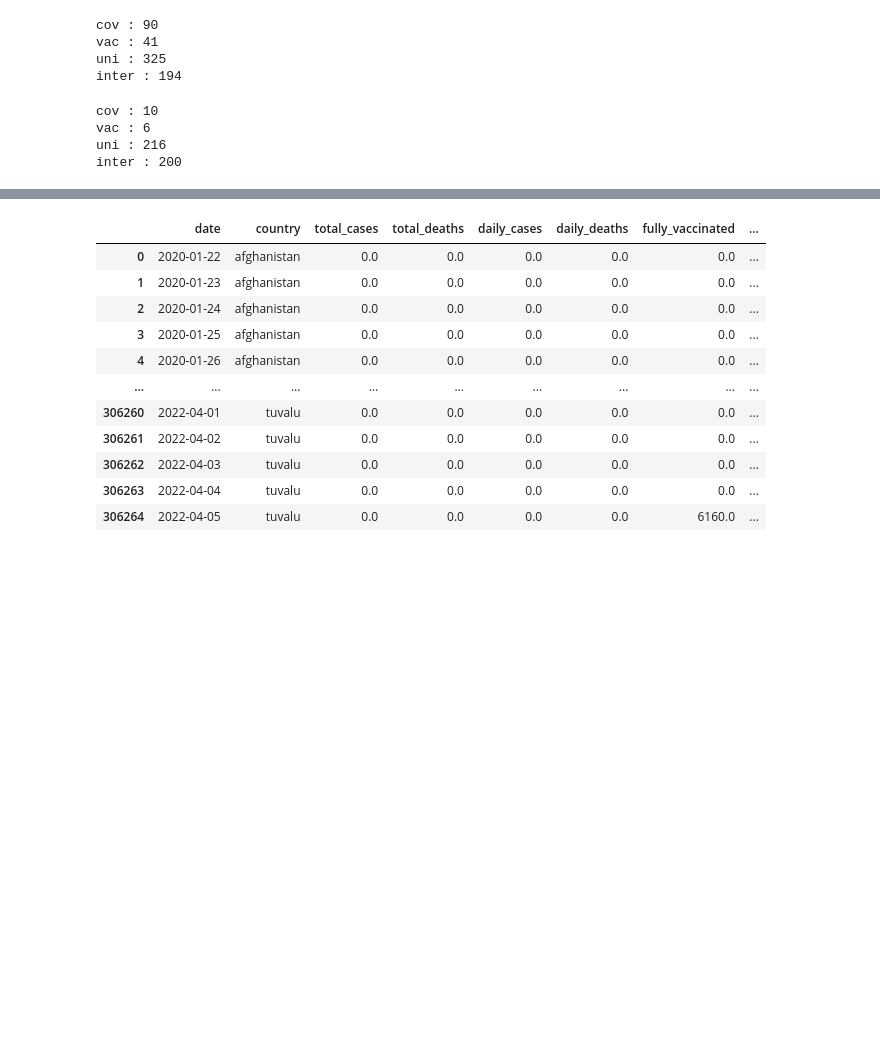
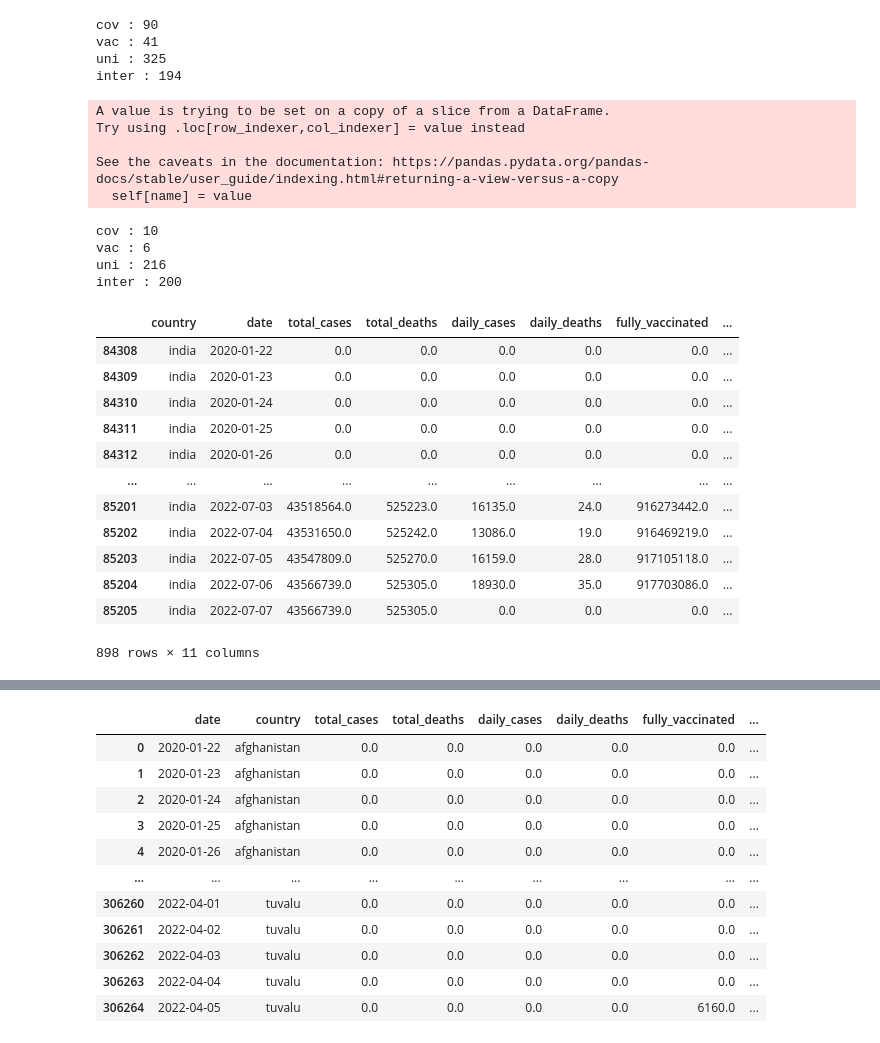
Before and after one commit to Akashkunwar/dscodes, a Jupyter notebook: cases_vaccination.ipynb, the cells around one changed output, grey strips where cells are left out. Cells and saved outputs as stored; diff of their text form; code cells hidden in the pictures; blank space fills up the shorter version.

```diff
--- a/cases_vaccination.ipynb
+++ b/cases_vaccination.ipynb
@@ -261,6 +261,14 @@ covid_df.country = covid_df.country.replace(['channel islands',
                                              'bermuda','british virgin islands',
                                              'cabo verde','cayman islands','turks and caicos islands'],
                                             'british overseas')
+
+covid_df = covid_df.groupby(['country','date'], as_index=False).sum()
+# %% [output]
+A value is trying to be set on a copy of a slice from a DataFrame.
+Try using .loc[row_indexer,col_indexer] = value instead
+
+See the caveats in the documentation: https://pandas.pydata.org/pandas-docs/stable/user_guide/indexing.html#returning-a-view-versus-a-copy
+  self[name] = value
 # %%
 vaccine_df = vaccine_df[vaccine_df.country != 'africa']
 vaccine_df = vaccine_df[vaccine_df.country != 'asia']
@@ -302,22 +310,37 @@ vaccine_df.country = vaccine_df.country.replace(['french polynesia',
                                                  'reunion', 'st martin',
                                                  'new caledonia'],
                                                 'france overseas')
+# %%
+cov = list(set(covid_df.country) - set(vaccine_df.country))
+vac = list(set(vaccine_df.country) - set(covid_df.country))
+uni = set(covid_df.country).union(set(vaccine_df.country))
+inter = set(covid_df.country).intersection(set(vaccine_df.country))
+
+print('cov :',len(cov))
+print('vac :',len(vac))
+print('uni :',len(uni))
+print('inter :',len(inter))
+# %% [output]
+cov : 10
+vac : 6
+uni : 216
+inter : 200
 # %%
 df = pd.merge(covid_df, vaccine_df, how="outer", on=["date", "country"])
 df.fillna(0,inplace=True)
-# %%
-df = pd.merge(covid_df, vaccine_df, how="outer", on=["date", "country"])
-cov = list(set(covid_df.country) - set(vaccine_df.country))
-vac = list(set(vaccine_df.country) - set(covid_df.country))
-uni = set(covid_df.country).union(set(vaccine_df.country))
-inter = set(covid_df.country).intersection(set(vaccine_df.country))
-
-print('cov :',len(cov))
-print('vac :',len(vac))
-print('uni :',len(uni))
-print('inter :',len(inter))
-# %% [output]
-cov : 10
-vac : 6
-uni : 216
-inter : 200
+# %%
+df[df.country=='india']
+# %% [output]
+|  | country | date | total_cases | total_deaths | daily_cases | daily_deaths | fully_vaccinated | ... |
+| 84308 | india | 2020-01-22 | 0.0 | 0.0 | 0.0 | 0.0 | 0.0 | ... |
+| 84309 | india | 2020-01-23 | 0.0 | 0.0 | 0.0 | 0.0 | 0.0 | ... |
+| 84310 | india | 2020-01-24 | 0.0 | 0.0 | 0.0 | 0.0 | 0.0 | ... |
+| 84311 | india | 2020-01-25 | 0.0 | 0.0 | 0.0 | 0.0 | 0.0 | ... |
+| 84312 | india | 2020-01-26 | 0.0 | 0.0 | 0.0 | 0.0 | 0.0 | ... |
+| ... | ... | ... | ... | ... | ... | ... | ... | ... |
+| 85201 | india | 2022-07-03 | 43518564.0 | 525223.0 | 16135.0 | 24.0 | 916273442.0 | ... |
+| 85202 | india | 2022-07-04 | 43531650.0 | 525242.0 | 13086.0 | 19.0 | 916469219.0 | ... |
+| 85203 | india | 2022-07-05 | 43547809.0 | 525270.0 | 16159.0 | 28.0 | 917105118.0 | ... |
+| 85204 | india | 2022-07-06 | 43566739.0 | 525305.0 | 18930.0 | 35.0 | 917703086.0 | ... |
+| 85205 | india | 2022-07-07 | 43566739.0 | 525305.0 | 0.0 | 0.0 | 0.0 | ... |
+898 rows × 11 columns
```
Also changed, not shown: parts of 16 cells of this notebook.
